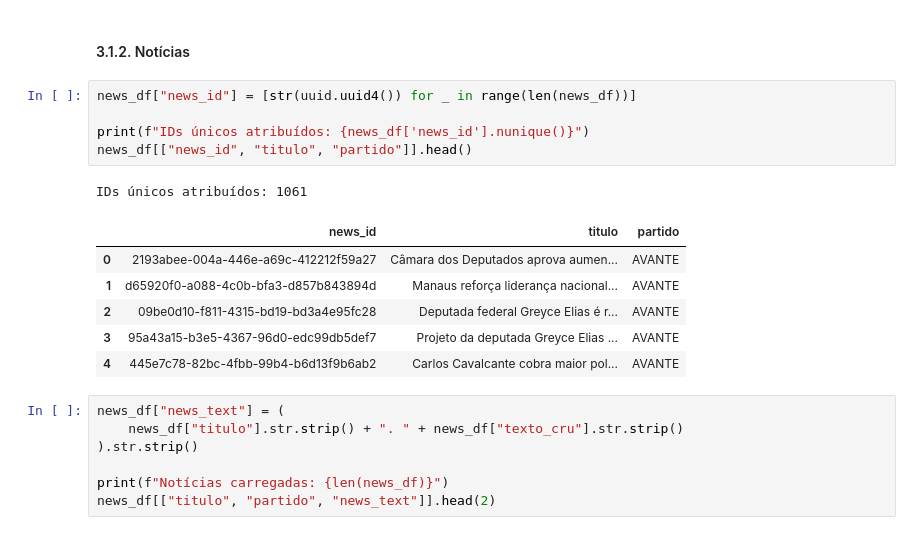
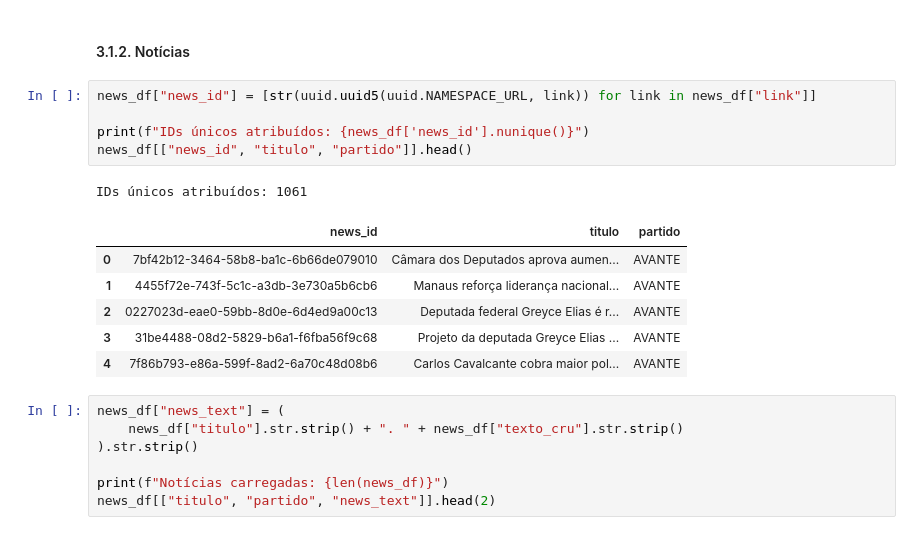
Before and after one commit to JPedroRodrigues/political-guidance-through-discourse, a Jupyter notebook: political-guidance-through-discourse.ipynb, the cells around one changed output. Saved outputs shown, nothing was run; the diff lists cells and outputs as text.

```diff
--- a/political-guidance-through-discourse.ipynb
+++ b/political-guidance-through-discourse.ipynb
@@ -509,18 +579,18 @@ Embeddings salvos: torch.Size([256, 1024])
 # %% [markdown]
 #### 3.1.2. Notícias
 # %%
-news_df["news_id"] = [str(uuid.uuid4()) for _ in range(len(news_df))]
+news_df["news_id"] = [str(uuid.uuid5(uuid.NAMESPACE_URL, link)) for link in news_df["link"]]
 
 print(f"IDs únicos atribuídos: {news_df['news_id'].nunique()}")
 news_df[["news_id", "titulo", "partido"]].head()
 # %% [output]
 IDs únicos atribuídos: 1061
 |  | news_id | titulo | partido |
-| 0 | 2193abee-004a-446e-a69c-412212f59a27 | Câmara dos Deputados aprova aumen... | AVANTE |
-| 1 | d65920f0-a088-4c0b-bfa3-d857b843894d | Manaus reforça liderança nacional... | AVANTE |
-| 2 | 09be0d10-f811-4315-bd19-bd3a4e95fc28 | Deputada federal Greyce Elias é r... | AVANTE |
-| 3 | 95a43a15-b3e5-4367-96d0-edc99db5def7 | Projeto da deputada Greyce Elias ... | AVANTE |
-| 4 | 445e7c78-82bc-4fbb-99b4-b6d13f9b6ab2 | Carlos Cavalcante cobra maior pol... | AVANTE |
+| 0 | 7bf42b12-3464-58b8-ba1c-6b66de079010 | Câmara dos Deputados aprova aumen... | AVANTE |
+| 1 | 4455f72e-743f-5c1c-a3db-3e730a5b6cb6 | Manaus reforça liderança nacional... | AVANTE |
+| 2 | 0227023d-eae0-59bb-8d0e-6d4ed9a00c13 | Deputada federal Greyce Elias é r... | AVANTE |
+| 3 | 31be4488-08d2-5829-b6a1-f6fba56f9c68 | Projeto da deputada Greyce Elias ... | AVANTE |
+| 4 | 7f86b793-e86a-599f-8ad2-6a70c48d08b6 | Carlos Cavalcante cobra maior pol... | AVANTE |
 # %%
 news_df["news_text"] = (
     news_df["titulo"].str.strip() + ". " + news_df["texto_cru"].str.strip()
```
Also changed, not shown: parts of 21 cells of this notebook, 2 other files.
